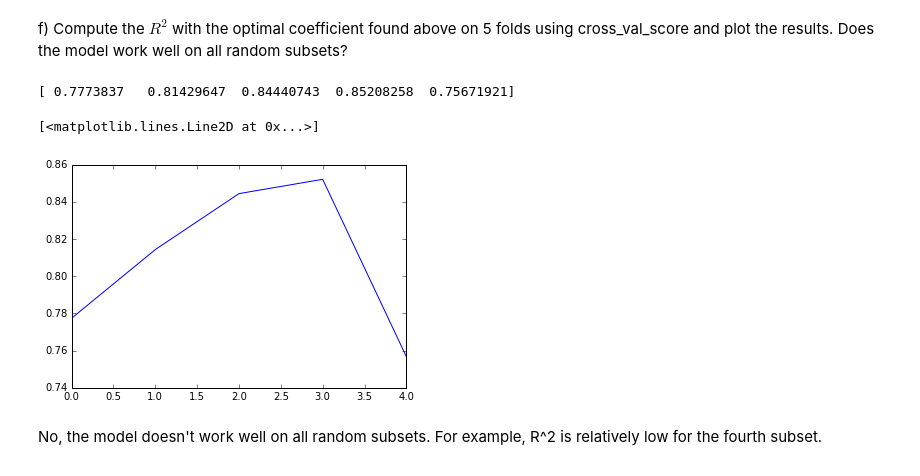
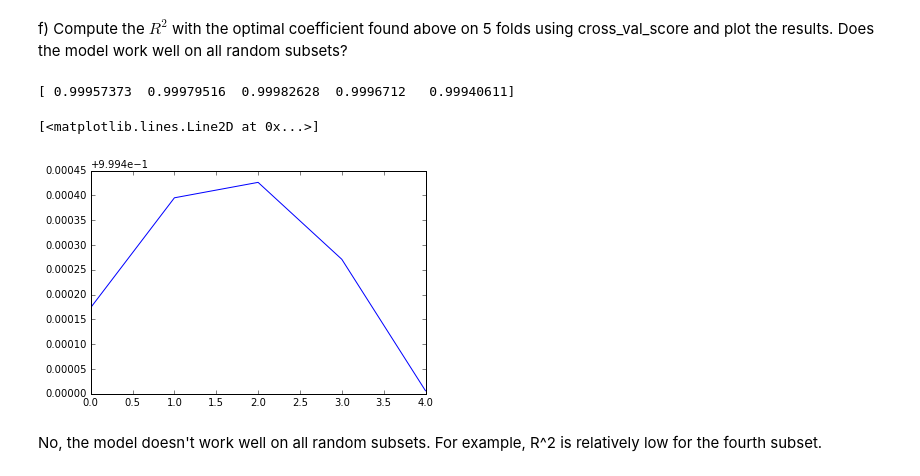
Before and after one commit to Columbia-Intro-Data-Science/python-introduction-vera-feng, a Jupyter notebook: Homework 2 - Regularization with Lasso .ipynb, the cells around one changed output. Cells and saved outputs as stored; diff of their text form; code cells hidden in the pictures.

```diff
--- a/Homework 2 - Regularization with Lasso .ipynb
+++ b/Homework 2 - Regularization with Lasso .ipynb
@@ -210,14 +210,14 @@ results. Does the model work well on all random subsets?
 # %%
 from sklearn.cross_validation import cross_val_score
 from sklearn.linear_model import Lasso
-lasso = Lasso(alpha=0)
+lasso = Lasso(alpha=0.01)
 scores = cross_val_score(lasso, x, y, cv=5)
 print(scores)
 plt.plot(scores)
 # %% [output]
-[ 0.7773837   0.81429647  0.84440743  0.85208258  0.75671921]
+[ 0.99957373  0.99979516  0.99982628  0.9996712   0.99940611]
 [<matplotlib.lines.Line2D at 0x...>]
-[figure, old version]
+[figure, new version]
 # %% [markdown]
 No, the model doesn't work well on all random subsets. For example, R^2 is relatively low for the fourth subset.
 # %% [markdown]
```
Also changed, not shown: parts of 3 cells of this notebook.
